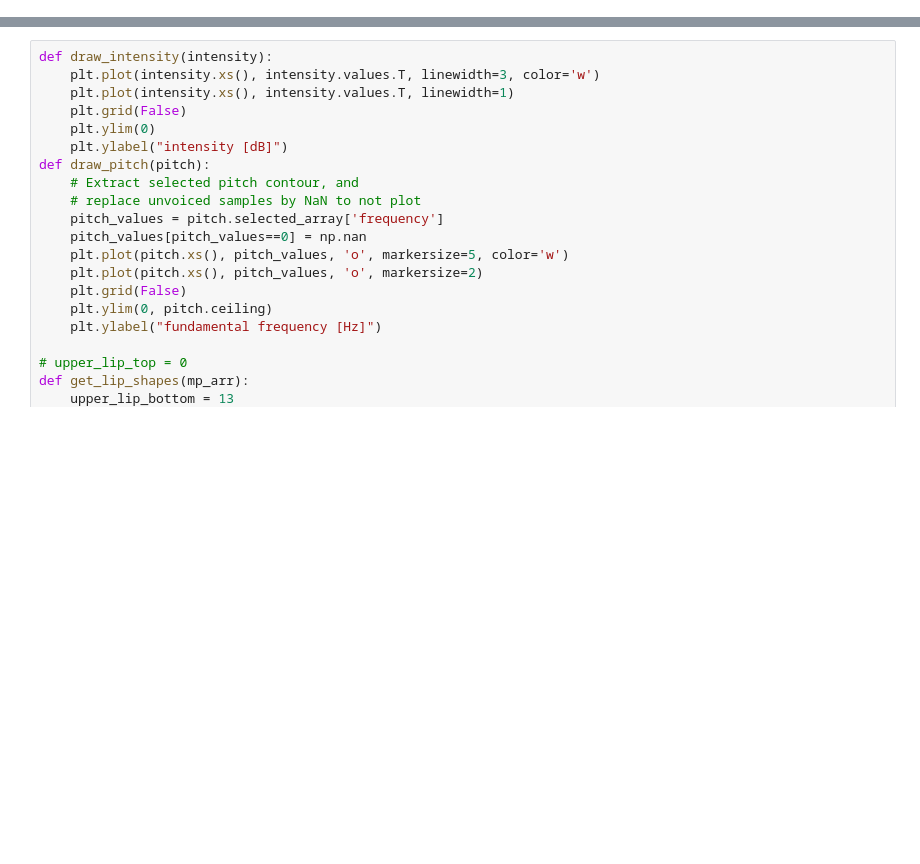
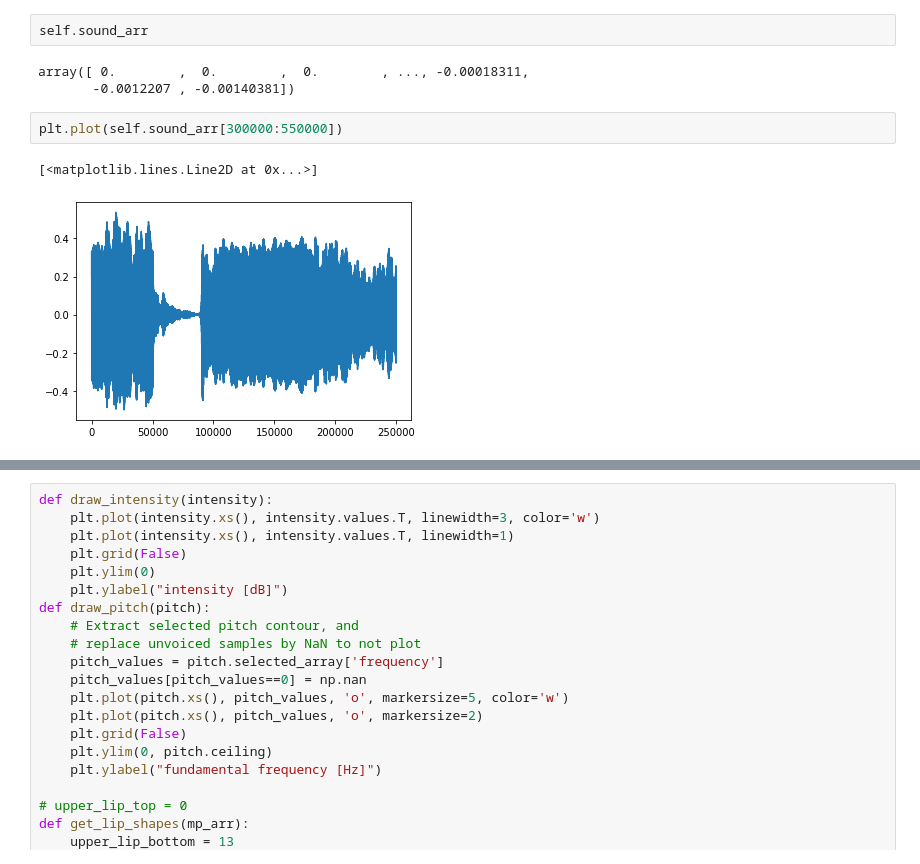
Before and after one commit to EvanSamaa/jali_sing, a Jupyter notebook: Singing Analysis.ipynb, the cells around one changed output, grey strips where cells are left out. Saved outputs shown, nothing was run; the diff lists cells and outputs as text; blank space fills up the shorter version.

```diff
--- a/Singing Analysis.ipynb
+++ b/Singing Analysis.ipynb
@@ -14,0 +43,10 @@ from IPython.display import Audio
+# %%
+self.sound_arr
+# %% [output]
+array([ 0.        ,  0.        ,  0.        , ..., -0.00018311,
+       -0.0012207 , -0.00140381])
+# %%
+plt.plot(self.sound_arr[300000:550000])
+# %% [output]
+[<matplotlib.lines.Line2D at 0x...>]
+[figure, added]
```
Also changed, not shown: parts of 35 cells of this notebook, 38 other files.
